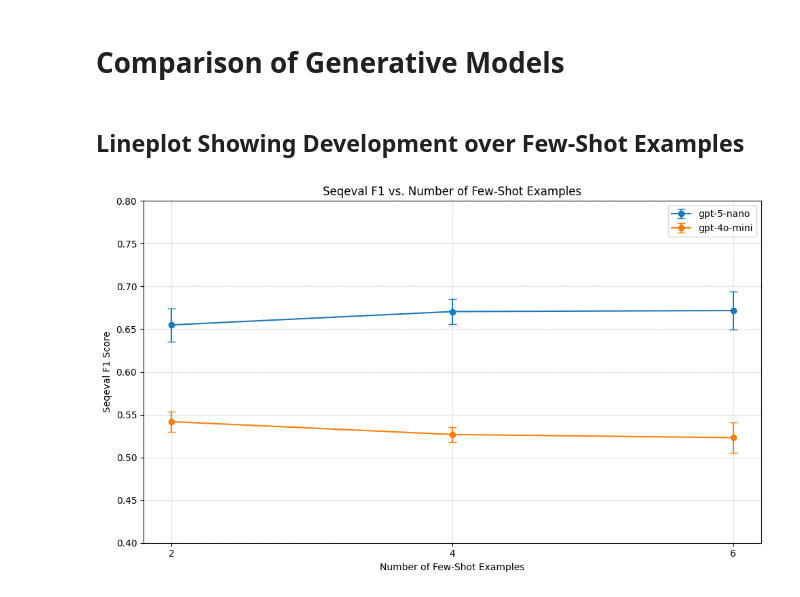
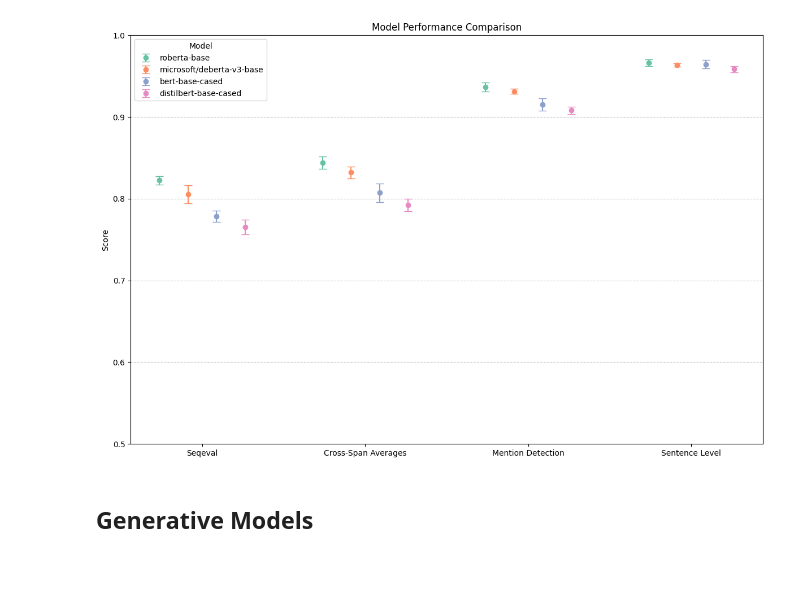
Before and after one commit to MaximilianWeiland/Master_Thesis, a Jupyter notebook: 04_classification_evaluation/group_mention_detection/visual_comparison_ner.ipynb, the cells around one changed output. Cells and saved outputs as stored; diff of their text form; code cells hidden in the pictures; blank space fills up the shorter version.

```diff
--- a/04_classification_evaluation/group_mention_detection/visual_comparison_ner.ipynb
+++ b/04_classification_evaluation/group_mention_detection/visual_comparison_ner.ipynb
@@ -116,62 +91,7 @@ plt.show()
+# %%
+#across_metric_barplot(eval_results=bert_results, focus_metrics=focus_metrics, comparison_metric="f1", main_metrics_remap=main_metrics_remap, group_width=0.7, color_scheme=plt.cm.Set2.colors)
+across_metric_dotplot(eval_results=bert_results, focus_metrics=focus_metrics, comparison_metric="f1", main_metrics_remap=main_metrics_remap, group_width=0.7, color_scheme=plt.cm.Set2.colors, marker="o")
+# %% [output]
+[figure, added]
 # %% [markdown]
-# Comparison of Generative Models
+## **Generative Models**
-# %% [markdown]
-## Lineplot Showing Development over Few-Shot Examples
-# %%
-models = list(gpt_results.keys())
-
-# extract and sort few-shot settings numerically
-few_shot_keys = sorted(
-    next(iter(gpt_results.values())).keys(),
-    key=lambda x: int(x.split("_")[0])
-)
-few_shots = [int(k.split("_")[0]) for k in few_shot_keys]
-
-means = {}
-lower = {}
-upper = {}
-yerr = {}
-
-for model in models:
-    means[model] = [
-        gpt_results[model][k]["seqeval"]["f1"]["mean"]
-        for k in few_shot_keys
-    ]
-    lower[model] = [
-        gpt_results[model][k]["seqeval"]["f1"]["lower"]
-        for k in few_shot_keys
-    ]
-    upper[model] = [
-        gpt_results[model][k]["seqeval"]["f1"]["upper"]
-        for k in few_shot_keys
-    ]
-    yerr[model] = np.array([
-        np.array(means[model]) - np.array(lower[model]),
-        np.array(upper[model]) - np.array(means[model])
-    ])
-
-fig, ax = plt.subplots(figsize=(10, 6))
-
-for model in models:
-    ax.errorbar(
-        few_shots,
-        means[model],
-        yerr=yerr[model],
-        marker="o",
-        linestyle="-",
-        capsize=4,
-        label=model
-    )
-
-ax.set_xticks(few_shots)
-ax.set_xlabel("Number of Few-Shot Examples")
-ax.set_ylabel("Seqeval F1 Score")
-ax.set_ylim(0.4, 0.8)
-ax.set_title("Seqeval F1 vs. Number of Few-Shot Examples")
-ax.legend()
-ax.grid(True, linestyle="--", alpha=0.5)
-
-plt.tight_layout()
-plt.show()
-# %% [output]
-[figure, removed]
```
Also changed, not shown: parts of 19 cells of this notebook, 2 other files.
